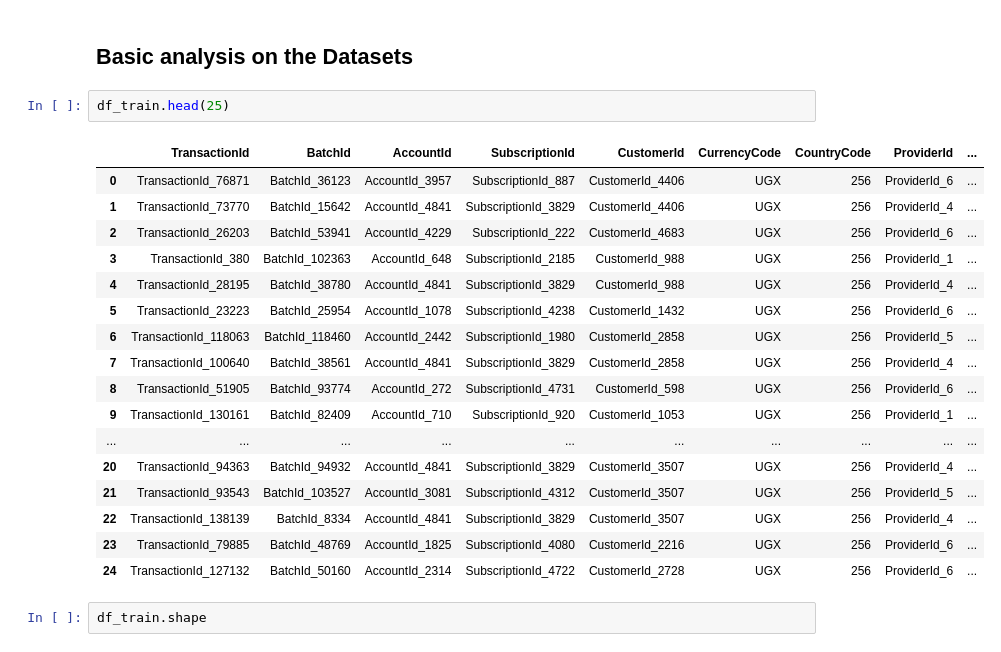
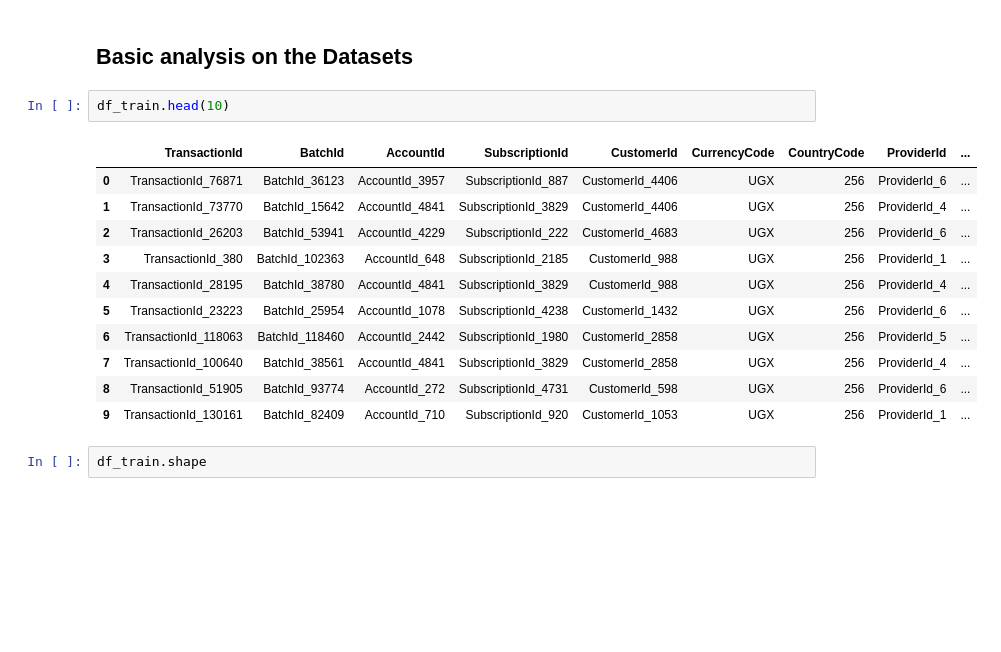
Before and after one commit to TheHugz1997/Machine_Learning_Project, a Jupyter notebook: creditCard.ipynb, the cells around one changed output. Cells and saved outputs as stored; diff of their text form; blank space fills up the shorter version.

```diff
--- a/creditCard.ipynb
+++ b/creditCard.ipynb
@@ -31,25 +31,19 @@ df_test = pd.read_csv("test.csv")
 # %% [markdown]
 ## Basic analysis on the Datasets
 # %%
-df_train.head(25)
+df_train.head(10)
 # %% [output]
 |  | TransactionId | BatchId | AccountId | SubscriptionId | CustomerId | CurrencyCode | CountryCode | ProviderId | ... |
 | 0 | TransactionId_76871 | BatchId_36123 | AccountId_3957 | SubscriptionId_887 | CustomerId_4406 | UGX | 256 | ProviderId_6 | ... |
 | 1 | TransactionId_73770 | BatchId_15642 | AccountId_4841 | SubscriptionId_3829 | CustomerId_4406 | UGX | 256 | ProviderId_4 | ... |
 | 2 | TransactionId_26203 | BatchId_53941 | AccountId_4229 | SubscriptionId_222 | CustomerId_4683 | UGX | 256 | ProviderId_6 | ... |
 | 3 | TransactionId_380 | BatchId_102363 | AccountId_648 | SubscriptionId_2185 | CustomerId_988 | UGX | 256 | ProviderId_1 | ... |
 | 4 | TransactionId_28195 | BatchId_38780 | AccountId_4841 | SubscriptionId_3829 | CustomerId_988 | UGX | 256 | ProviderId_4 | ... |
 | 5 | TransactionId_23223 | BatchId_25954 | AccountId_1078 | SubscriptionId_4238 | CustomerId_1432 | UGX | 256 | ProviderId_6 | ... |
 | 6 | TransactionId_118063 | BatchId_118460 | AccountId_2442 | SubscriptionId_1980 | CustomerId_2858 | UGX | 256 | ProviderId_5 | ... |
 | 7 | TransactionId_100640 | BatchId_38561 | AccountId_4841 | SubscriptionId_3829 | CustomerId_2858 | UGX | 256 | ProviderId_4 | ... |
 | 8 | TransactionId_51905 | BatchId_93774 | AccountId_272 | SubscriptionId_4731 | CustomerId_598 | UGX | 256 | ProviderId_6 | ... |
 | 9 | TransactionId_130161 | BatchId_82409 | AccountId_710 | SubscriptionId_920 | CustomerId_1053 | UGX | 256 | ProviderId_1 | ... |
-| ... | ... | ... | ... | ... | ... | ... | ... | ... | ... |
-| 20 | TransactionId_94363 | BatchId_94932 | AccountId_4841 | SubscriptionId_3829 | CustomerId_3507 | UGX | 256 | ProviderId_4 | ... |
-| 21 | TransactionId_93543 | BatchId_103527 | AccountId_3081 | SubscriptionId_4312 | CustomerId_3507 | UGX | 256 | ProviderId_5 | ... |
-| 22 | TransactionId_138139 | BatchId_8334 | AccountId_4841 | SubscriptionId_3829 | CustomerId_3507 | UGX | 256 | ProviderId_4 | ... |
-| 23 | TransactionId_79885 | BatchId_48769 | AccountId_1825 | SubscriptionId_4080 | CustomerId_2216 | UGX | 256 | ProviderId_6 | ... |
-| 24 | TransactionId_127132 | BatchId_50160 | AccountId_2314 | SubscriptionId_4722 | CustomerId_2728 | UGX | 256 | ProviderId_6 | ... |
 # %%
 df_train.shape
 # %% [output]
```
Also changed, not shown: parts of 5 cells of this notebook, 1 other file.
